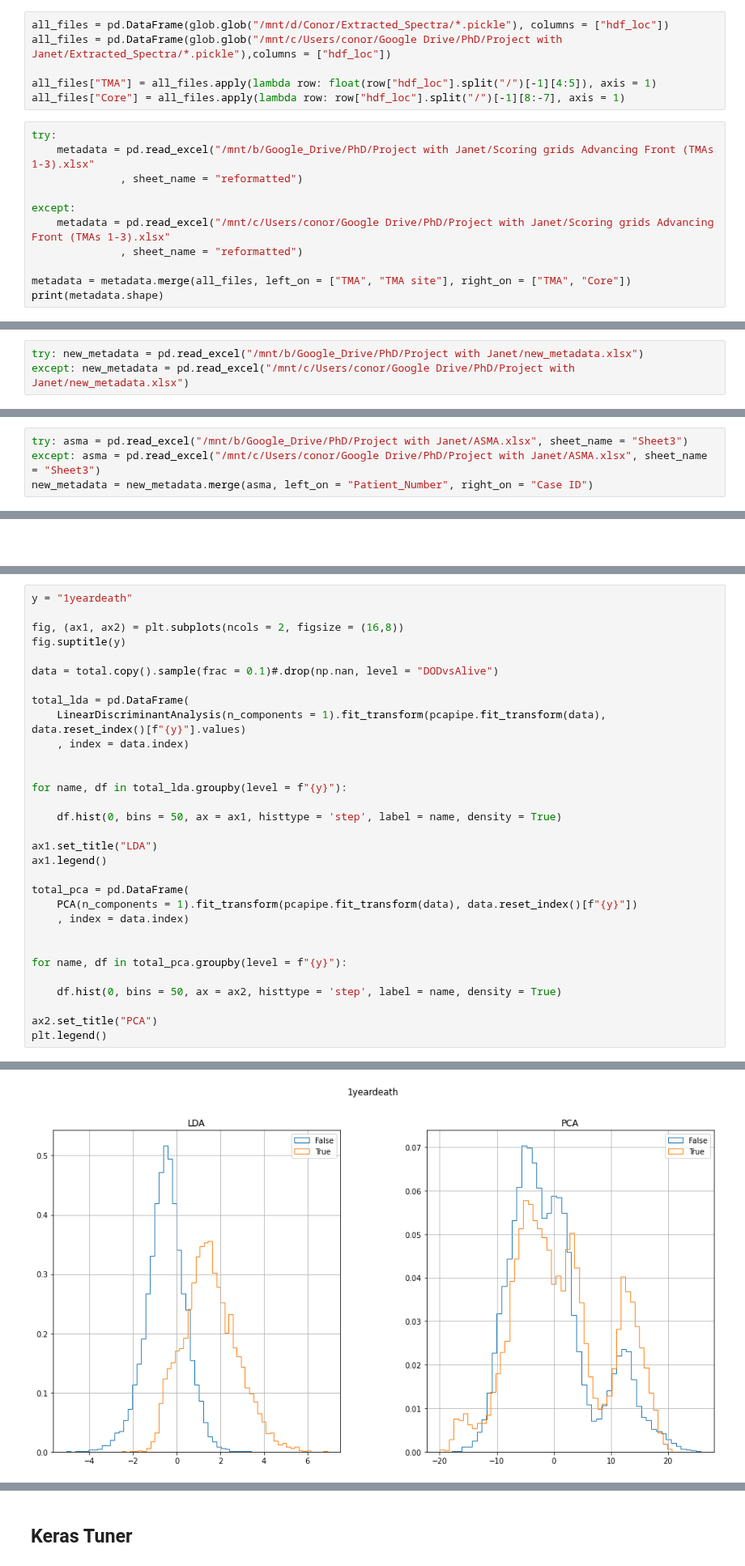
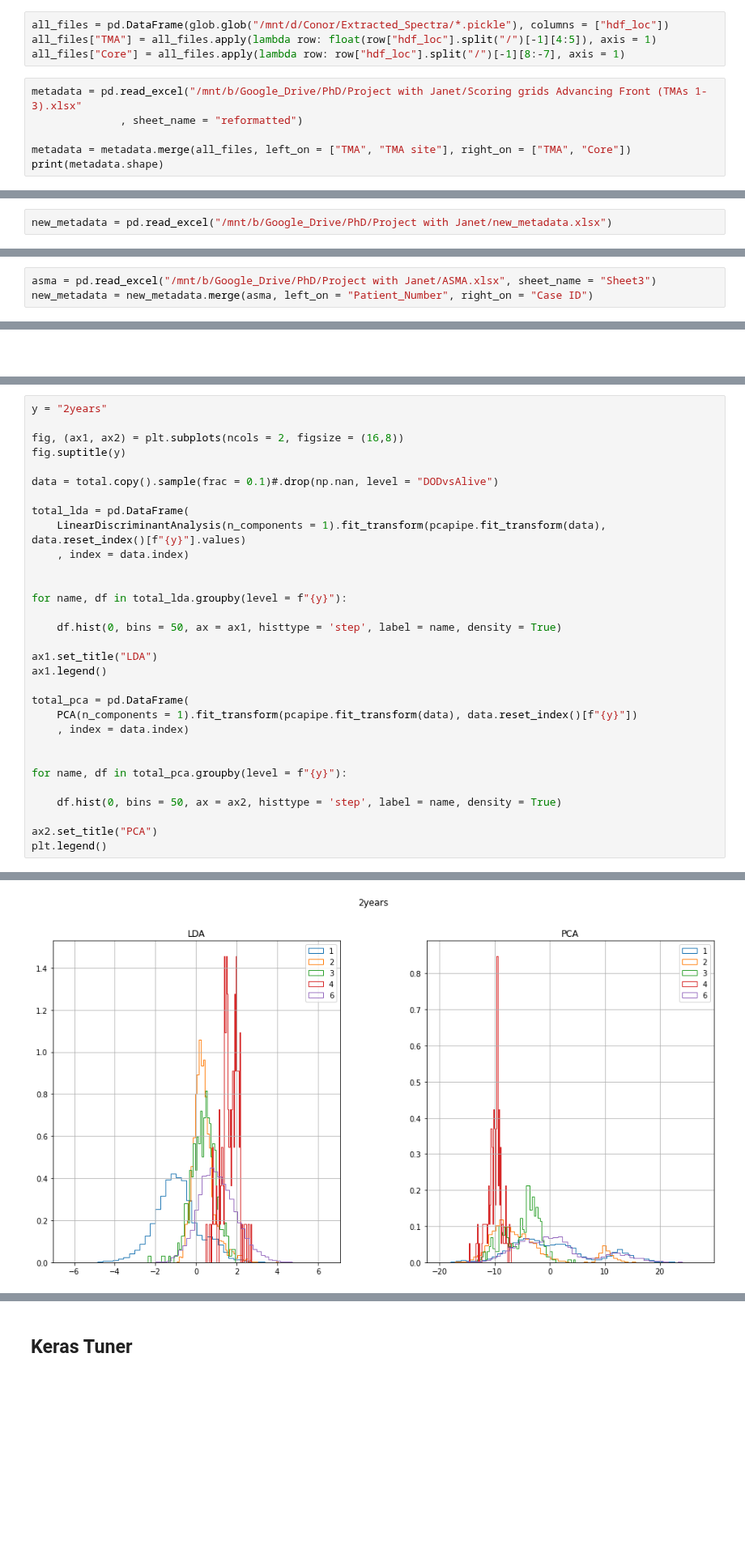
Before and after one commit to c-whitley/PHD, a Jupyter notebook: Prognosis.ipynb, the cells around one changed output, grey strips where cells are left out. Shown at 81% size. Drawn from its saved outputs; the diff is of its cells as text; blank space fills up the shorter version.

```diff
--- a/Prognosis.ipynb
+++ b/Prognosis.ipynb
@@ -52,17 +52,10 @@ from mlxtend.evaluate import scoring
 # Preparing Metadata/Labels
 # %%
 all_files = pd.DataFrame(glob.glob("/mnt/d/Conor/Extracted_Spectra/*.pickle"), columns = ["hdf_loc"])
-all_files = pd.DataFrame(glob.glob("/mnt/c/Users/conor/Google Drive/PhD/Project with Janet/Extracted_Spectra/*.pickle"),columns = ["hdf_loc"])
-
 all_files["TMA"] = all_files.apply(lambda row: float(row["hdf_loc"].split("/")[-1][4:5]), axis = 1)
 all_files["Core"] = all_files.apply(lambda row: row["hdf_loc"].split("/")[-1][8:-7], axis = 1)
 # %%
-try:
-    metadata = pd.read_excel("/mnt/b/Google_Drive/PhD/Project with Janet/Scoring grids Advancing Front (TMAs 1-3).xlsx"
-              , sheet_name = "reformatted")
-
-except:
-    metadata = pd.read_excel("/mnt/c/Users/conor/Google Drive/PhD/Project with Janet/Scoring grids Advancing Front (TMAs 1-3).xlsx"
+metadata = pd.read_excel("/mnt/b/Google_Drive/PhD/Project with Janet/Scoring grids Advancing Front (TMAs 1-3).xlsx"
               , sheet_name = "reformatted")
 
 metadata = metadata.merge(all_files, left_on = ["TMA", "TMA site"], right_on = ["TMA", "Core"])
@@ -70,8 +63,7 @@ print(metadata.shape)
 # %% [output]
 (79, 18)
 # %%
-try: new_metadata = pd.read_excel("/mnt/b/Google_Drive/PhD/Project with Janet/new_metadata.xlsx")
-except: new_metadata = pd.read_excel("/mnt/c/Users/conor/Google Drive/PhD/Project with Janet/new_metadata.xlsx")
+new_metadata = pd.read_excel("/mnt/b/Google_Drive/PhD/Project with Janet/new_metadata.xlsx")
 # %%
 new_metadata["DODvsAlive"] = new_metadata["OUTCOME"].map(
                             {"DOD" : "DOD",
@@ -119,8 +127,7 @@ new_metadata["2years"] = np.digitize(new_metadata["Years"], bins)
 # %% [markdown]
 Import ASMA data
 # %%
-try: asma = pd.read_excel("/mnt/b/Google_Drive/PhD/Project with Janet/ASMA.xlsx", sheet_name = "Sheet3")
-except: asma = pd.read_excel("/mnt/c/Users/conor/Google Drive/PhD/Project with Janet/ASMA.xlsx", sheet_name = "Sheet3")
+asma = pd.read_excel("/mnt/b/Google_Drive/PhD/Project with Janet/ASMA.xlsx", sheet_name = "Sheet3")
 new_metadata = new_metadata.merge(asma, left_on = "Patient_Number", right_on = "Case ID")
 # %% [markdown]
 # Import data and preprocess
@@ -269,39 +297,39 @@ pipe = Pipeline([
     ("Preprocessing", preprocessing),
 ])
 # %%
-y = "1yeardeath"
+y = "2years"
 
 fig, (ax1, ax2) = plt.subplots(ncols = 2, figsize = (16,8))
 fig.suptitle(y)
 
 data = total.copy().sample(frac = 0.1)#.drop(np.nan, level = "DODvsAlive")
 
 total_lda = pd.DataFrame(
     LinearDiscriminantAnalysis(n_components = 1).fit_transform(pcapipe.fit_transform(data), data.reset_index()[f"{y}"].values)
     , index = data.index)
 
 
 for name, df in total_lda.groupby(level = f"{y}"):
 
     df.hist(0, bins = 50, ax = ax1, histtype = 'step', label = name, density = True)
 
 ax1.set_title("LDA")
 ax1.legend()
 
 total_pca = pd.DataFrame(
     PCA(n_components = 1).fit_transform(pcapipe.fit_transform(data), data.reset_index()[f"{y}"])
     , index = data.index)
 
 
 for name, df in total_pca.groupby(level = f"{y}"):
 
     df.hist(0, bins = 50, ax = ax2, histtype = 'step', label = name, density = True)
 
 ax2.set_title("PCA")
 plt.legend()
 # %% [output]
 <matplotlib.legend.Legend at 0x...>
-[figure, old version]
+[figure, new version]
 # %% [raw]
 group = "Patient_Number"
 y = "DODvsAlive"
```
Also changed, not shown: parts of 13 cells of this notebook, 1 other file.
